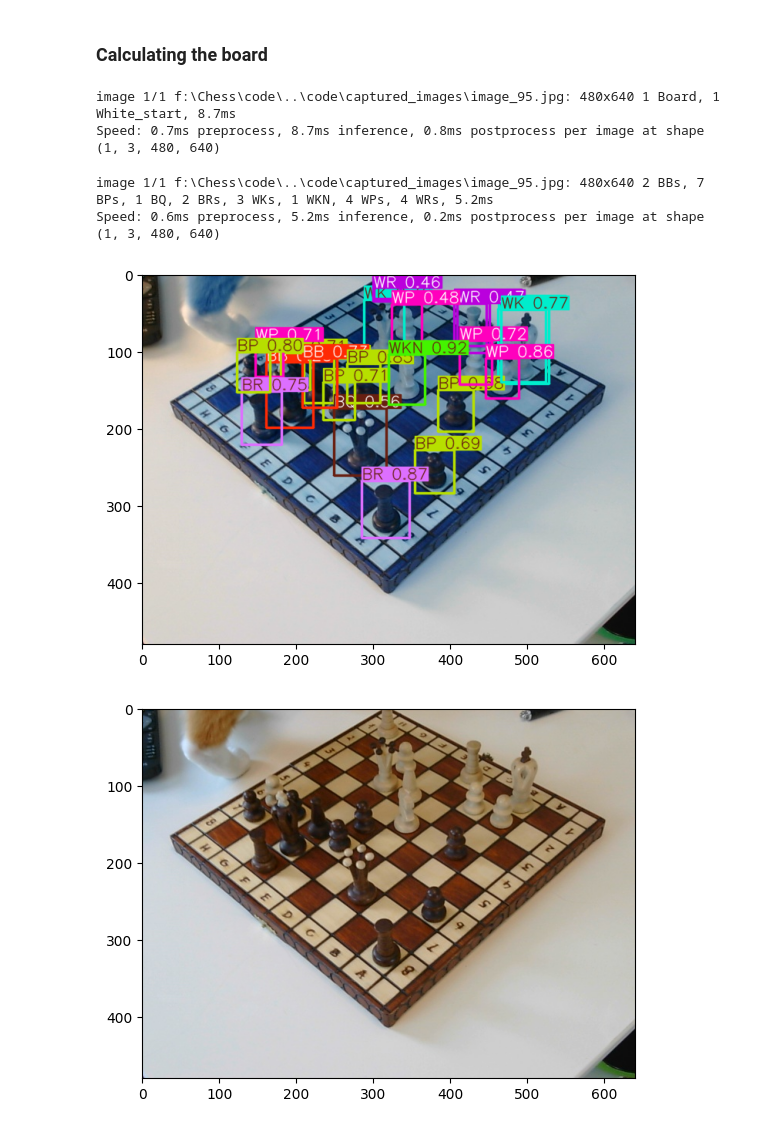
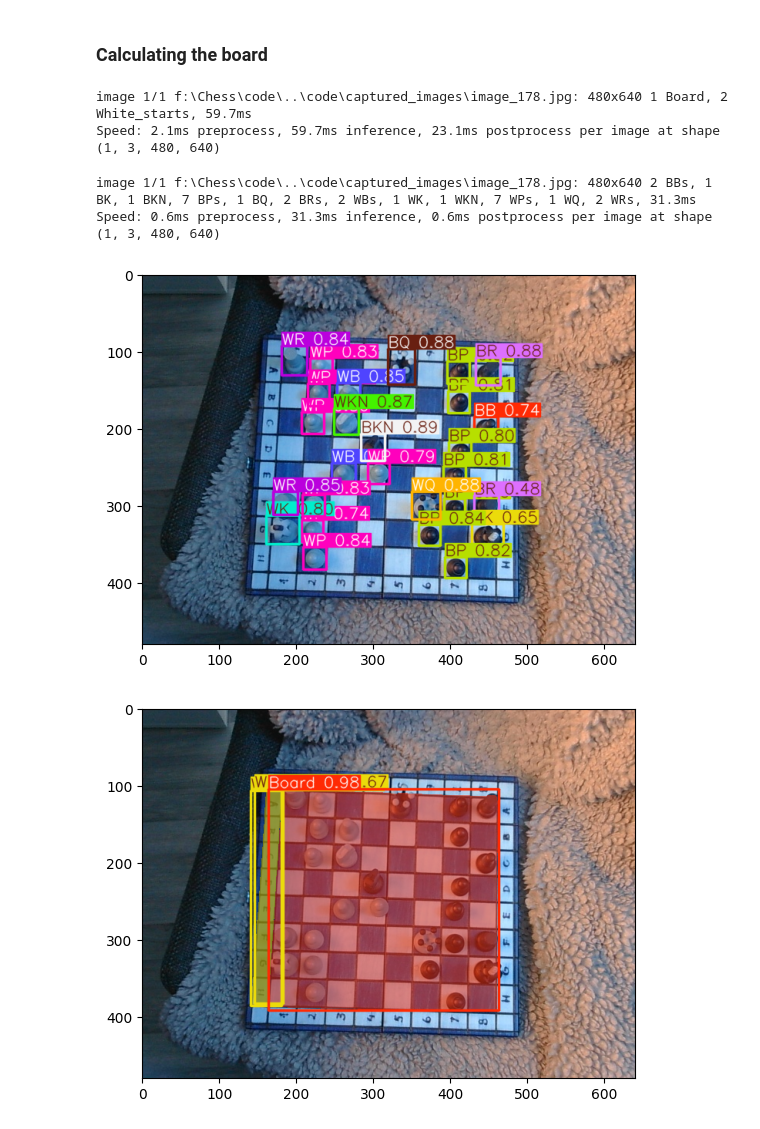
Before and after one commit to petteri9292/Chess, a Jupyter notebook: code/Board_position.ipynb, the cells around one changed output. Drawn from its saved outputs; the diff is of its cells as text; code cells hidden in the pictures.

```diff
--- a/code/Board_position.ipynb
+++ b/code/Board_position.ipynb
@@ -10,27 +10,31 @@ from utils import *
 # %%
 model_board = YOLO("../code/runs/segment/train6/weights/best.pt")
 # %%
-test_image_path = "../code/captured_images/image_95.jpg"
+test_image_path = "../code/captured_images/image_178.jpg"
 # %%
 result = model_board.predict(test_image_path,retina_masks=True)
 # %% [output]
-image 1/1 f:\Chess\code\..\code\captured_images\image_95.jpg: 480x640 1 Board, 1 White_start, 8.7ms
-Speed: 0.7ms preprocess, 8.7ms inference, 0.8ms postprocess per image at shape (1, 3, 480, 640)
+image 1/1 f:\Chess\code\..\code\captured_images\image_178.jpg: 480x640 1 Board, 2 White_starts, 59.7ms
+Speed: 2.1ms preprocess, 59.7ms inference, 23.1ms postprocess per image at shape (1, 3, 480, 640)
 # %%
-model_pieces = YOLO("../code/runs/detect/train9/weights/best.pt")
+model_pieces = YOLO("../code/Training/runs/detect/train6/weights/best.pt")
 # %%
 result_pieces = model_pieces.predict(test_image_path,retina_masks=True)
 # %% [output]
-image 1/1 f:\Chess\code\..\code\captured_images\image_95.jpg: 480x640 2 BBs, 7 BPs, 1 BQ, 2 BRs, 3 WKs, 1 WKN, 4 WPs, 4 WRs, 5.2ms
-Speed: 0.6ms preprocess, 5.2ms inference, 0.2ms postprocess per image at shape (1, 3, 480, 640)
+image 1/1 f:\Chess\code\..\code\captured_images\image_178.jpg: 480x640 2 BBs, 1 BK, 1 BKN, 7 BPs, 1 BQ, 2 BRs, 2 WBs, 1 WK, 1 WKN, 7 WPs, 1 WQ, 2 WRs, 31.3ms
+Speed: 0.6ms preprocess, 31.3ms inference, 0.6ms postprocess per image at shape (1, 3, 480, 640)
 # %%
 plt.imshow(result_pieces[0].plot())
 plt.show()
+
+plt.imshow(result[0].plot())
+plt.show()
+
 
 image = cv2.imread(test_image_path)
 image = cv2.cvtColor(image, cv2.COLOR_BGR2RGB)
 plt.imshow(image)
 plt.show()
 # %% [output]
-[figure, old version]
+[figure, new version]
-[figure, old version]
+[figure, new version]
```
Also changed, not shown: parts of 7 cells of this notebook, 8 other files.
